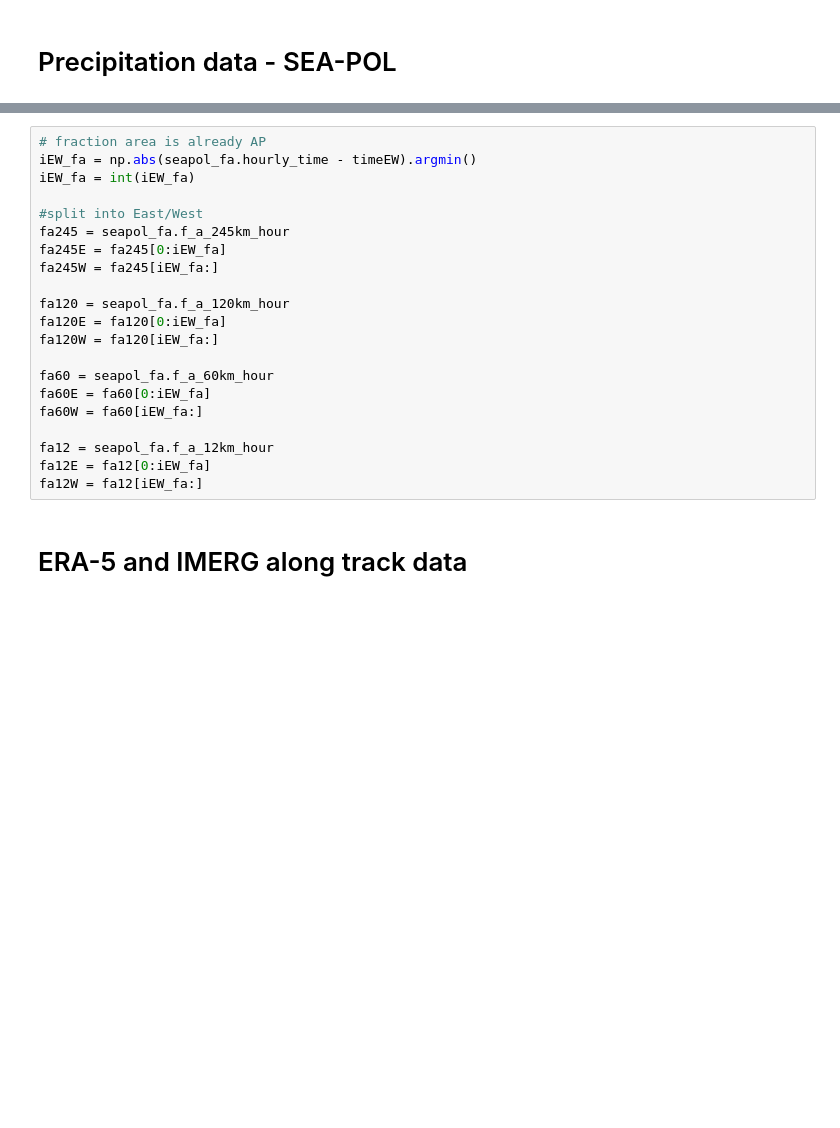
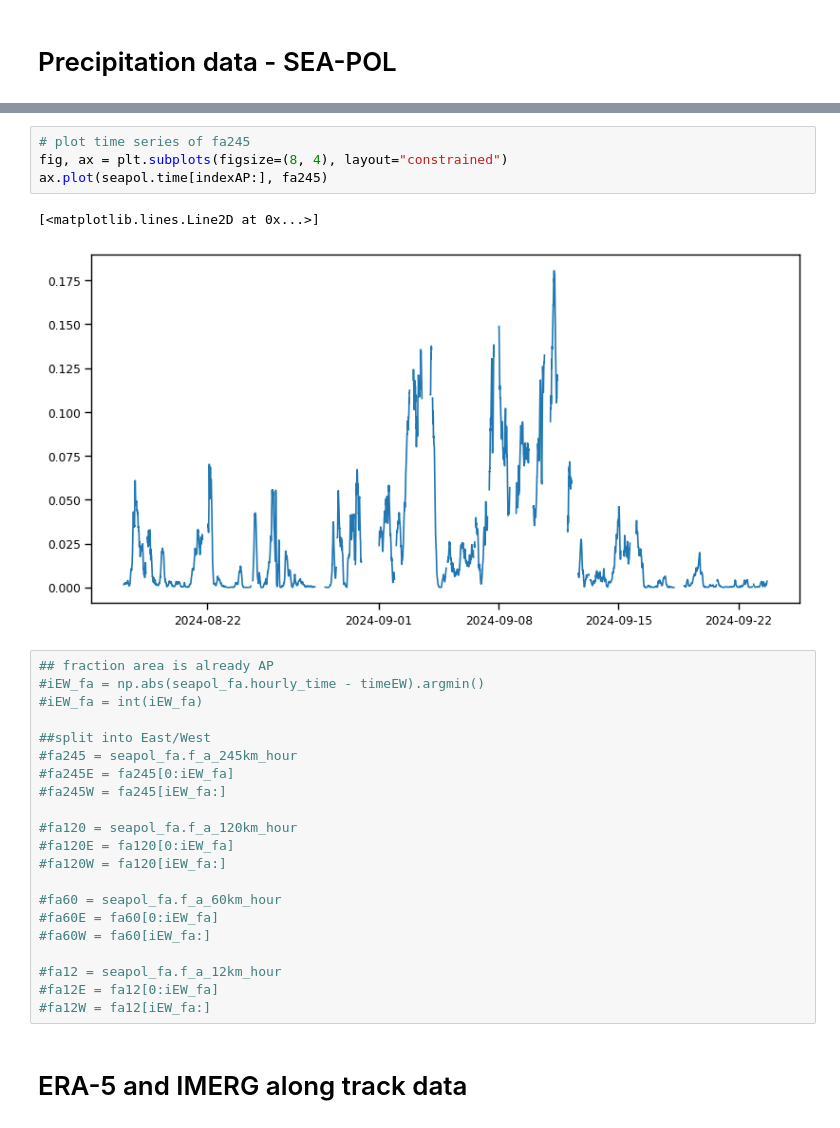
Before and after one commit to allison-wing/PICCOLO, a Jupyter notebook: plot_pdf_EW.ipynb, the cells around one changed output, grey strips where cells are left out. Drawn from its saved outputs; the diff is of its cells as text; blank space fills up the shorter version.

Commit message:
added calculation of fractional area from 4b

```diff
--- a/plot_pdf_EW.ipynb
+++ b/plot_pdf_EW.ipynb
@@ -670,24 +684,31 @@ precip_seapol245Wint = precip_seapol245int[iEW_seapol:]
+# %%
+# plot time series of fa245
+fig, ax = plt.subplots(figsize=(8, 4), layout="constrained")
+ax.plot(seapol.time[indexAP:], fa245)
+# %% [output]
+[<matplotlib.lines.Line2D at 0x...>]
+[figure, added]
 # %%
-# fraction area is already AP
-iEW_fa = np.abs(seapol_fa.hourly_time - timeEW).argmin()
-iEW_fa = int(iEW_fa)
+## fraction area is already AP
+#iEW_fa = np.abs(seapol_fa.hourly_time - timeEW).argmin()
+#iEW_fa = int(iEW_fa)
 
-#split into East/West
-fa245 = seapol_fa.f_a_245km_hour
-fa245E = fa245[0:iEW_fa]
-fa245W = fa245[iEW_fa:]
+##split into East/West
+#fa245 = seapol_fa.f_a_245km_hour
+#fa245E = fa245[0:iEW_fa]
+#fa245W = fa245[iEW_fa:]
 
-fa120 = seapol_fa.f_a_120km_hour
-fa120E = fa120[0:iEW_fa]
-fa120W = fa120[iEW_fa:]
+#fa120 = seapol_fa.f_a_120km_hour
+#fa120E = fa120[0:iEW_fa]
+#fa120W = fa120[iEW_fa:]
 
-fa60 = seapol_fa.f_a_60km_hour
-fa60E = fa60[0:iEW_fa]
-fa60W = fa60[iEW_fa:]
+#fa60 = seapol_fa.f_a_60km_hour
+#fa60E = fa60[0:iEW_fa]
+#fa60W = fa60[iEW_fa:]
 
-fa12 = seapol_fa.f_a_12km_hour
-fa12E = fa12[0:iEW_fa]
-fa12W = fa12[iEW_fa:]
+#fa12 = seapol_fa.f_a_12km_hour
+#fa12E = fa12[0:iEW_fa]
+#fa12W = fa12[iEW_fa:]
 # %% [markdown]
 # ERA-5 and IMERG along track data
 # %%
```
Also changed, not shown: parts of 8 cells of this notebook, 2 other files.
